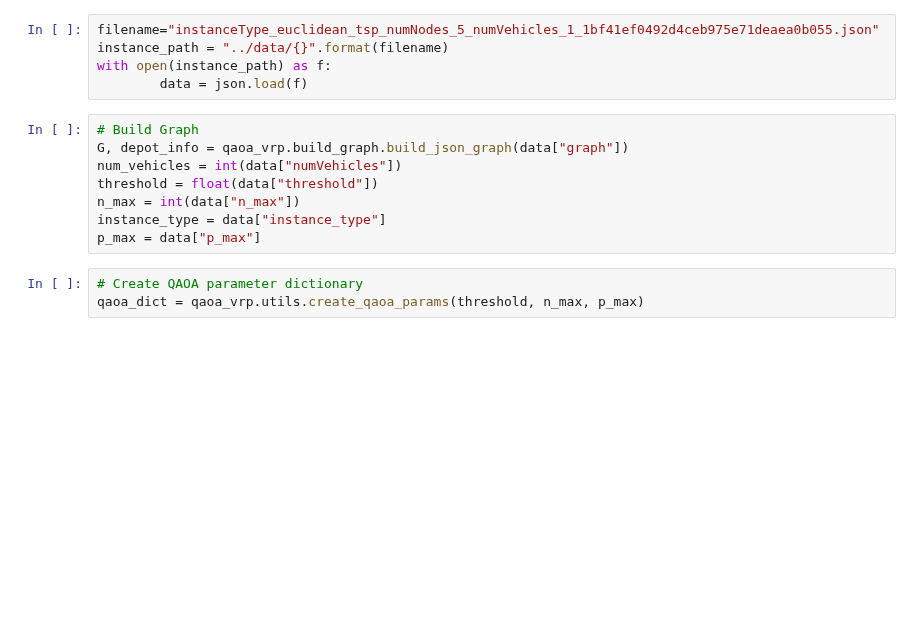
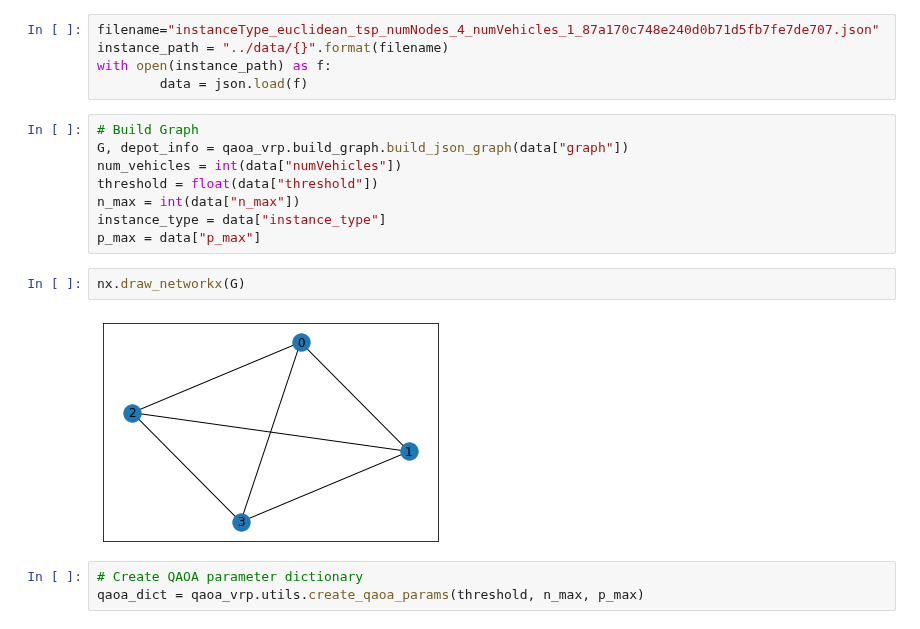
Before and after one commit to vivekkatial/HAQC, a Jupyter notebook: notebooks/05-converging-solution-for-tsp.ipynb, the cells around one changed output. Saved outputs shown, nothing was run; the diff lists cells and outputs as text; blank space fills up the shorter version.

```diff
--- a/notebooks/05-converging-solution-for-tsp.ipynb
+++ b/notebooks/05-converging-solution-for-tsp.ipynb
@@ -38,5 +61,5 @@ from qiskit.optimization.algorithms import (
 # %%
-filename="instanceType_euclidean_tsp_numNodes_5_numVehicles_1_1bf41ef0492d4ceb975e71deaea0b055.json"
+filename="instanceType_euclidean_tsp_numNodes_4_numVehicles_1_87a170c748e240d0b71d5fb7fe7de707.json"
 instance_path = "../data/{}".format(filename)
 with open(instance_path) as f:
         data = json.load(f)
@@ -48,6 +71,10 @@ threshold = float(data["threshold"])
 n_max = int(data["n_max"])
 instance_type = data["instance_type"]
 p_max = data["p_max"]
+# %%
+nx.draw_networkx(G)
+# %% [output]
+[figure, added]
 # %%
 # Create QAOA parameter dictionary
 qaoa_dict = qaoa_vrp.utils.create_qaoa_params(threshold, n_max, p_max)
```
Also changed, not shown: parts of 48 cells of this notebook, 17 other files.
